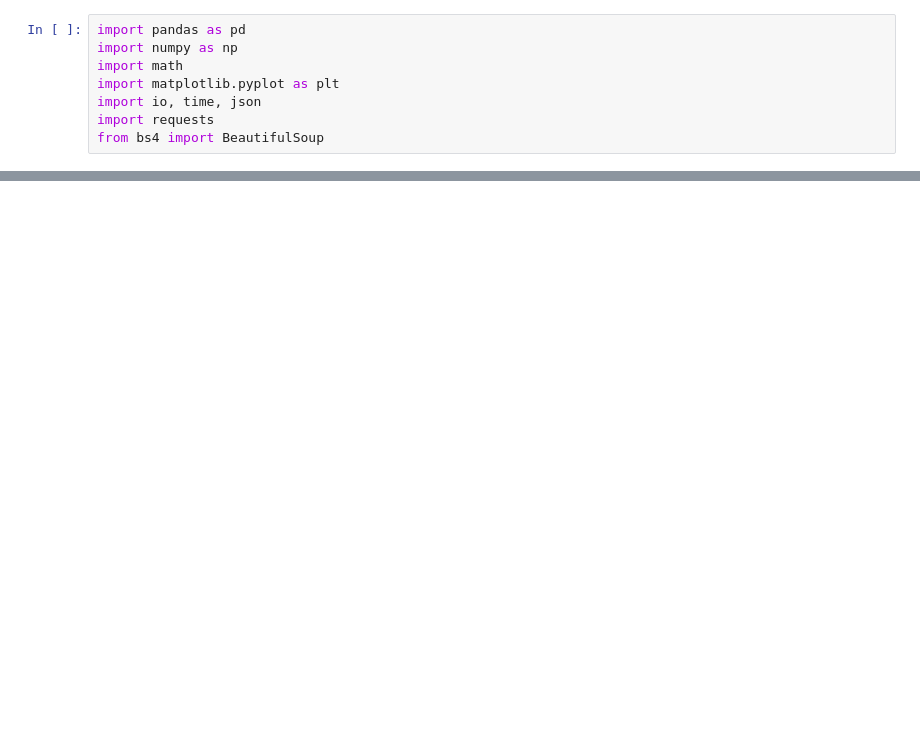
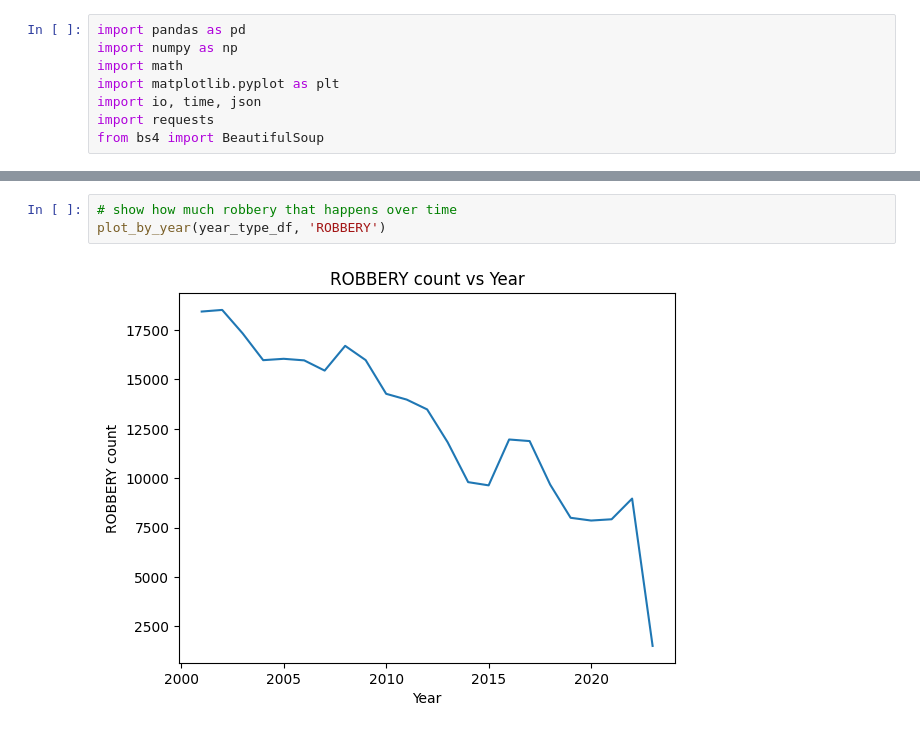
Before and after one commit to CS418/group-project-data-diver, a Jupyter notebook: Main Notebook/Data_Driver_Main_Criminal_Relation_on_GDP.ipynb, the cells around one changed output, grey strips where cells are left out. Drawn from its saved outputs; the diff is of its cells as text; blank space fills up the shorter version.

```diff
--- a/Main Notebook/Data_Driver_Main_Criminal_Relation_on_GDP.ipynb
+++ b/Main Notebook/Data_Driver_Main_Criminal_Relation_on_GDP.ipynb
@@ -265,0 +299,5 @@ HARBOR FRWY STATION (NOT LINE SPECIFIC)            1   0.000147
+# %%
+# show how much robbery that happens over time
+plot_by_year(year_type_df, 'ROBBERY')
+# %% [output]
+[figure, added]
```
Also changed, not shown: parts of 38 cells of this notebook, 2 other files.
